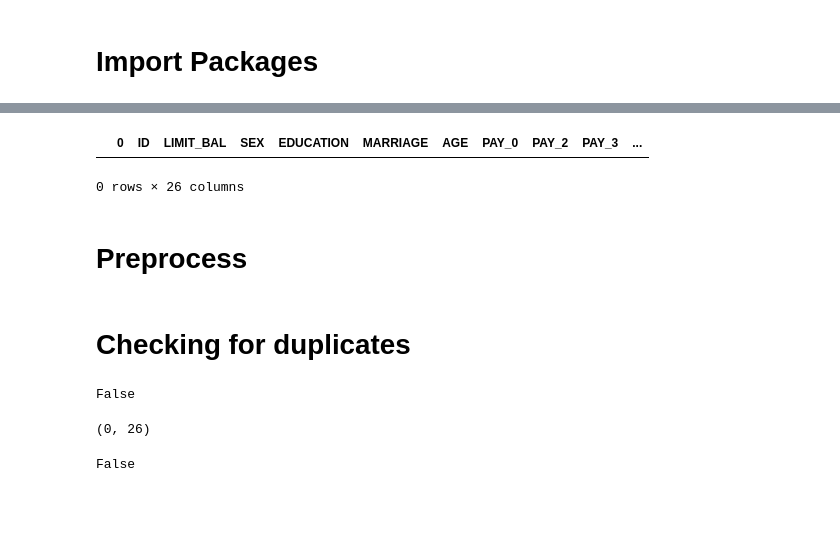
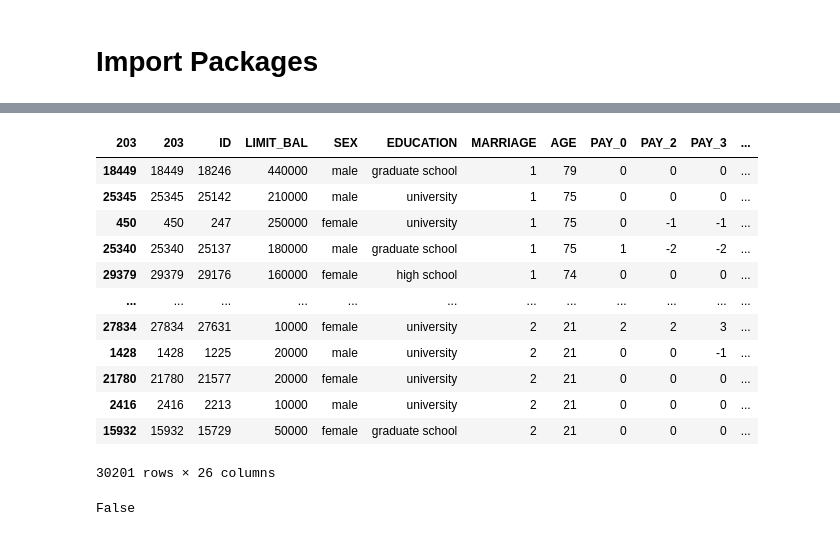
Before and after one commit to debasmitamohanty/UTDA, a Jupyter notebook: C2T1.ipynb, the cells around one changed output, grey strips where cells are left out. Cells and saved outputs as stored; diff of their text form; code cells hidden in the pictures; blank space fills up the shorter version.

Commit message:
Column header changes using iloc
Column header changes using iloc
Changed datatype

```diff
--- a/C2T1.ipynb
+++ b/C2T1.ipynb
@@ -58,3 +147,7 @@ credit=df
+# %%
+new_credit_header = df.iloc[1]
+credit = df.iloc[2:]
+credit.columns = new_credit_header
 # %%
 credit.head(10)
 # %% [output]
@@ -84,4 +165,0 @@ C2T1Report.docx
-# %%
-credit = pd.read_csv('credit1_extract_data_out.csv')
-#data = data.sample(100)
-print(credit.shape)
@@ -90,6 +165,0 @@ print(credit.shape)
-# %%
-# sorting data frame by name
-credit.sort_values("AGE", axis = 0, ascending = False,
-                 inplace = True, na_position ='last')
-#disply data
-credit
@@ -172,5 +165,0 @@ credit.describe()
-# %%
-#Rename column "Default payment next month" to "default_payment"
-credit.rename(columns={'default payment next month':'default_payment'},inplace=True)#inplace:
-#Whether to return a new dataframe.If true then
-credit.head()
@@ -200,19 +223,21 @@ Name: EDUCATION, Length: 30203, dtype: object
 # %%
-credit[credit.default_payment =='Yes']
+credit = credit.dropna()
+credit
 # %% [output]
-|  | 0 | ID | LIMIT_BAL | SEX | EDUCATION | MARRIAGE | AGE | PAY_0 | PAY_2 | PAY_3 | ... |
+| 203 | 203 | ID | LIMIT_BAL | SEX | EDUCATION | MARRIAGE | AGE | PAY_0 | PAY_2 | PAY_3 | ... |
+| 18449 | 18449 | 18246 | 440000 | male | graduate school | 1 | 79 | 0 | 0 | 0 | ... |
+| 25345 | 25345 | 25142 | 210000 | male | university | 1 | 75 | 0 | 0 | 0 | ... |
+| 450 | 450 | 247 | 250000 | female | university | 1 | 75 | 0 | -1 | -1 | ... |
+| 25340 | 25340 | 25137 | 180000 | male | graduate school | 1 | 75 | 1 | -2 | -2 | ... |
+| 29379 | 29379 | 29176 | 160000 | female | high school | 1 | 74 | 0 | 0 | 0 | ... |
+| ... | ... | ... | ... | ... | ... | ... | ... | ... | ... | ... | ... |
+| 27834 | 27834 | 27631 | 10000 | female | university | 2 | 21 | 2 | 2 | 3 | ... |
+| 1428 | 1428 | 1225 | 20000 | male | university | 2 | 21 | 0 | 0 | -1 | ... |
+| 21780 | 21780 | 21577 | 20000 | female | university | 2 | 21 | 0 | 0 | 0 | ... |
+| 2416 | 2416 | 2213 | 10000 | male | university | 2 | 21 | 0 | 0 | 0 | ... |
+| 15932 | 15932 | 15729 | 50000 | female | graduate school | 2 | 21 | 0 | 0 | 0 | ... |
-0 rows × 26 columns
+30201 rows × 26 columns
-# %% [markdown]
-# Preprocess
-# %% [markdown]
-# Checking for duplicates
 # %%
 credit.duplicated().any()
 # %% [output]
 False
-# %%
-print(credit[credit.duplicated()].shape)
-credit.duplicated().any()
-# %% [output]
-(0, 26)
-False
```
Also changed, not shown: parts of 47 cells of this notebook.
